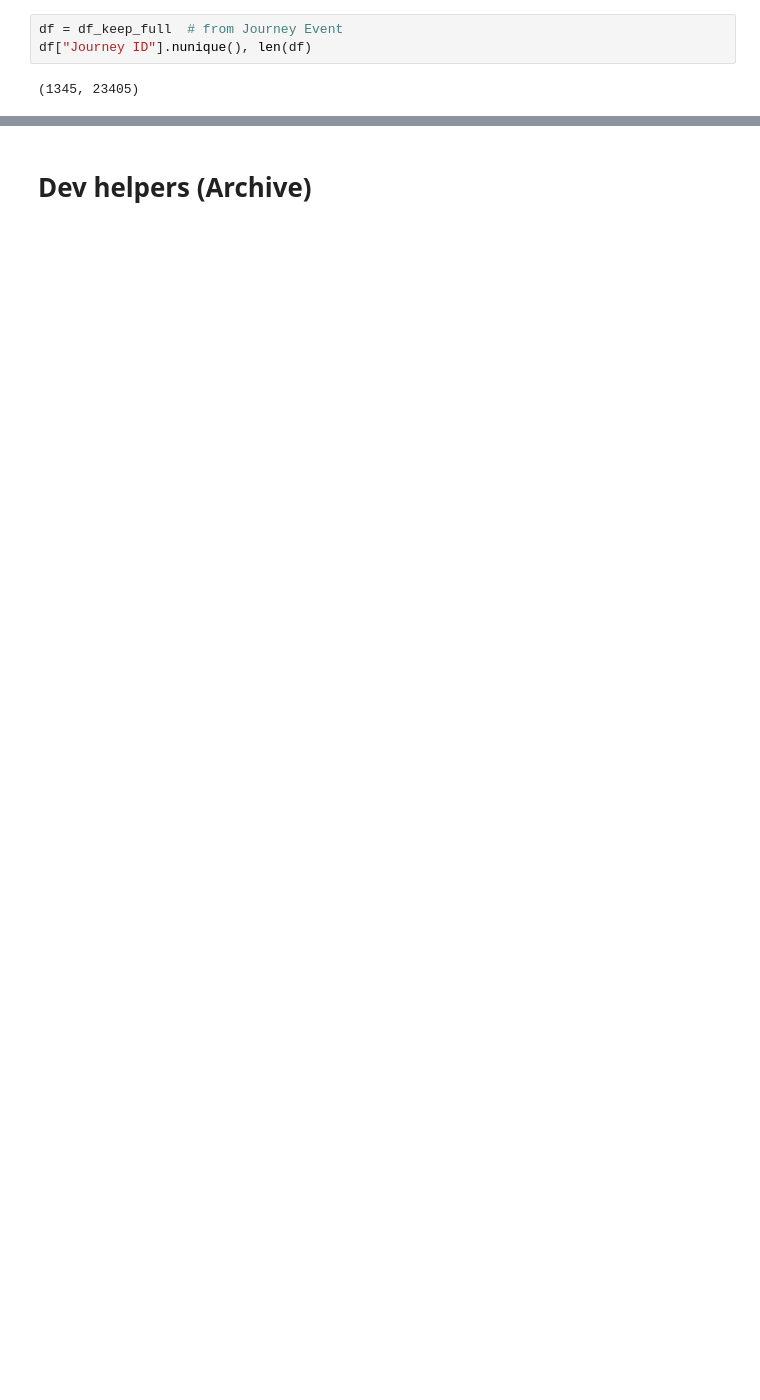
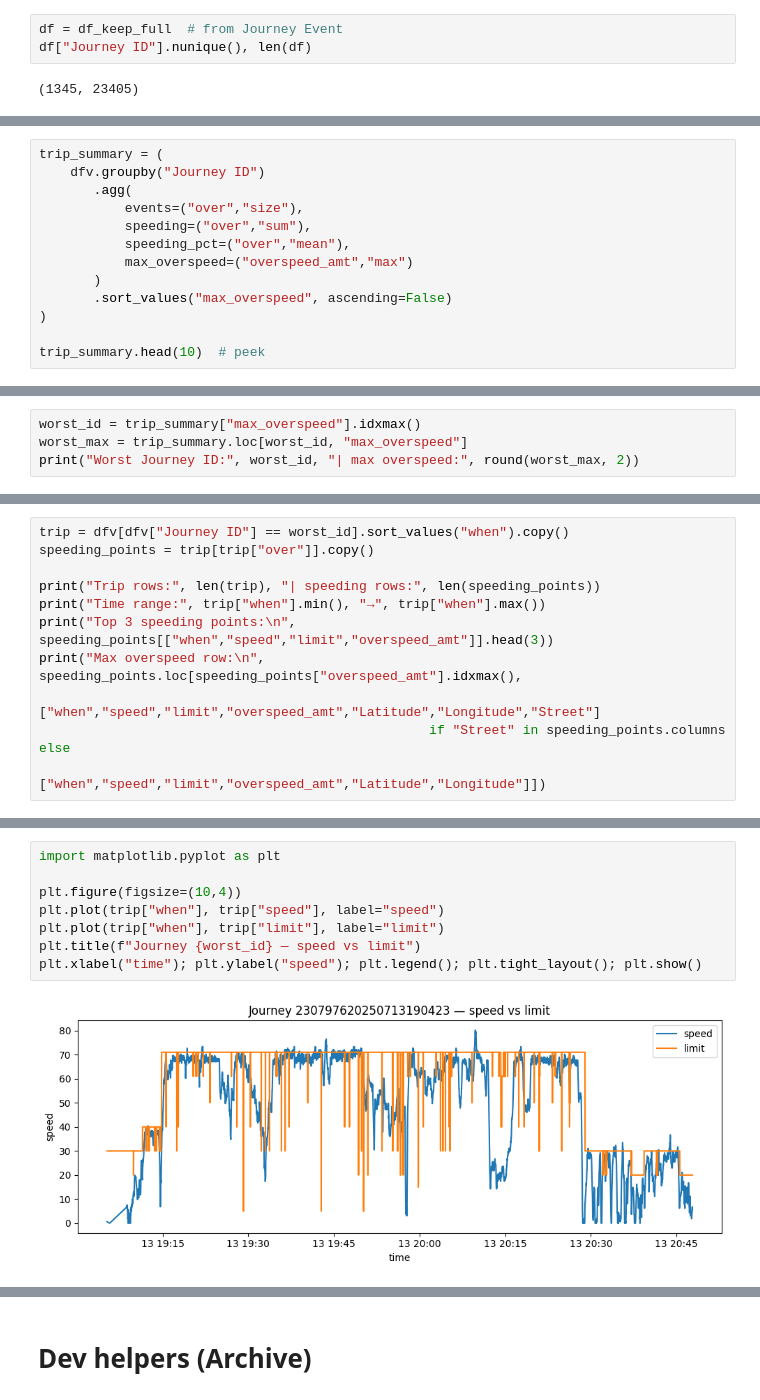
Before and after one commit to abdulabolahom/indepth-driving-data-analysis, a Jupyter notebook: notebooks/01_explore.ipynb, the cells around one changed output, grey strips where cells are left out. Cells and saved outputs as stored; diff of their text form; blank space fills up the shorter version.

```diff
--- a/notebooks/01_explore.ipynb
+++ b/notebooks/01_explore.ipynb
@@ -608,0 +1031,13 @@ df["Journey ID"].nunique(), len(df)
+# %%
+trip_summary = (
+    dfv.groupby("Journey ID")
+       .agg(
+           events=("over","size"),
+           speeding=("over","sum"),
+           speeding_pct=("over","mean"),
+           max_overspeed=("overspeed_amt","max")
+       )
+       .sort_values("max_overspeed", ascending=False)
+)
+
+trip_summary.head(10)  # peek
@@ -608,0 +1057,4 @@ df["Journey ID"].nunique(), len(df)
+# %%
+worst_id = trip_summary["max_overspeed"].idxmax()
+worst_max = trip_summary.loc[worst_id, "max_overspeed"]
+print("Worst Journey ID:", worst_id, "| max overspeed:", round(worst_max, 2))
@@ -608,0 +1063,11 @@ df["Journey ID"].nunique(), len(df)
+# %%
+trip = dfv[dfv["Journey ID"] == worst_id].sort_values("when").copy()
+speeding_points = trip[trip["over"]].copy()
+
+print("Trip rows:", len(trip), "| speeding rows:", len(speeding_points))
+print("Time range:", trip["when"].min(), "→", trip["when"].max())
+print("Top 3 speeding points:\n", speeding_points[["when","speed","limit","overspeed_amt"]].head(3))
+print("Max overspeed row:\n", speeding_points.loc[speeding_points["overspeed_amt"].idxmax(),
+                                                  ["when","speed","limit","overspeed_amt","Latitude","Longitude","Street"]
+                                                  if "Street" in speeding_points.columns else
+                                                  ["when","speed","limit","overspeed_amt","Latitude","Longitude"]])
@@ -608,0 +1090,10 @@ df["Journey ID"].nunique(), len(df)
+# %%
+import matplotlib.pyplot as plt
+
+plt.figure(figsize=(10,4))
+plt.plot(trip["when"], trip["speed"], label="speed")
+plt.plot(trip["when"], trip["limit"], label="limit")
+plt.title(f"Journey {worst_id} — speed vs limit")
+plt.xlabel("time"); plt.ylabel("speed"); plt.legend(); plt.tight_layout(); plt.show()
+# %% [output]
+[figure, added]
```
Also changed, not shown: parts of 49 cells of this notebook, 3 other files.
